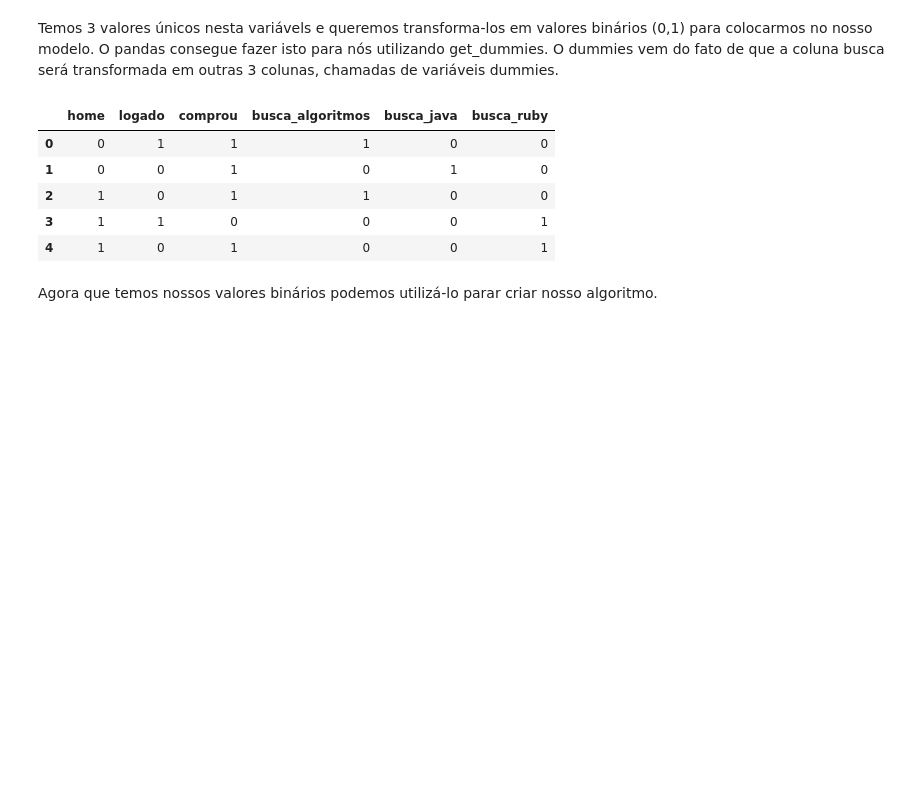
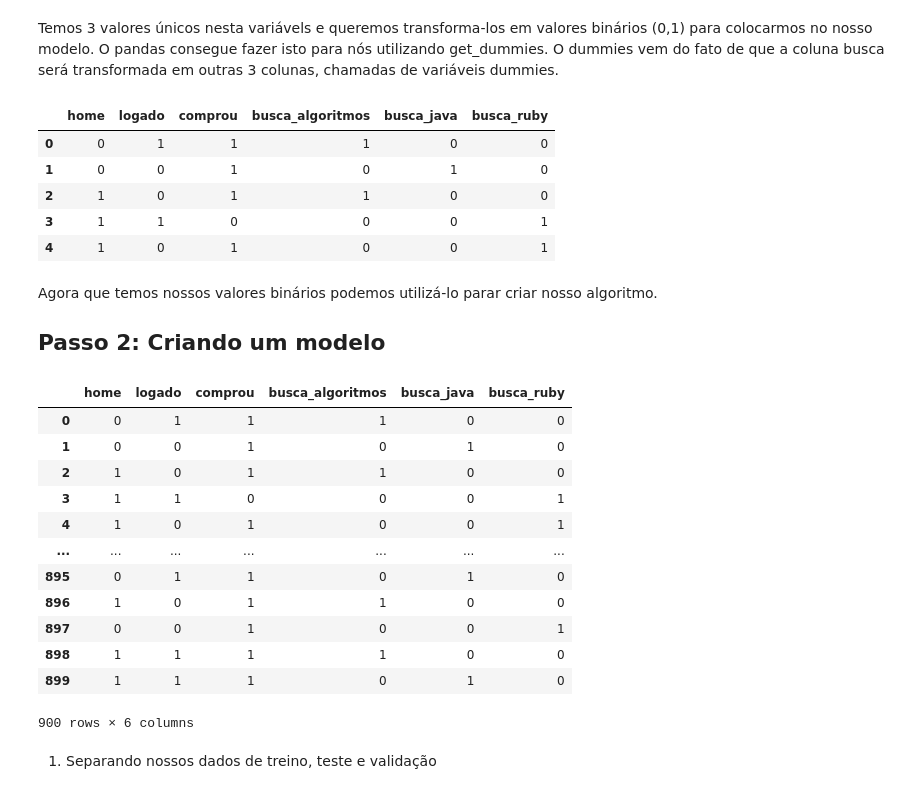
Before and after one commit to KaueAbbe/Projeto-Estude_Python, a Jupyter notebook: Estude Machine Learning/Previsao/Classificação.ipynb, the cells around one changed output. Drawn from its saved outputs; the diff is of its cells as text; code cells hidden in the pictures; blank space fills up the shorter version.

```diff
--- a/Estude Machine Learning/Previsao/Classificação.ipynb
+++ b/Estude Machine Learning/Previsao/Classificação.ipynb
@@ -116,0 +109,4 @@ busca.head()
+# %%
+url = 'https://raw.githubusercontent.com/KaueAbbe/Projeto-Estude_Python/main/Estude%20Machine%20Learning/dados/busca.csv'
+busca = pd.read_csv(url)
+busca.head()
@@ -132,3 +135,22 @@ buscaDummies.head()
 | 4 | 1 | 0 | 1 | 0 | 0 | 1 |
 # %% [markdown]
 Agora que temos nossos valores binários podemos utilizá-lo parar criar nosso algoritmo.
+## Passo 2: Criando um modelo
+# %%
+buscaDummies[0:int(0.9*len(buscaDummies))]
+# %% [output]
+|  | home | logado | comprou | busca_algoritmos | busca_java | busca_ruby |
+| 0 | 0 | 1 | 1 | 1 | 0 | 0 |
+| 1 | 0 | 0 | 1 | 0 | 1 | 0 |
+| 2 | 1 | 0 | 1 | 1 | 0 | 0 |
+| 3 | 1 | 1 | 0 | 0 | 0 | 1 |
+| 4 | 1 | 0 | 1 | 0 | 0 | 1 |
+| ... | ... | ... | ... | ... | ... | ... |
+| 895 | 0 | 1 | 1 | 0 | 1 | 0 |
+| 896 | 1 | 0 | 1 | 1 | 0 | 0 |
+| 897 | 0 | 0 | 1 | 0 | 0 | 1 |
+| 898 | 1 | 1 | 1 | 1 | 0 | 0 |
+| 899 | 1 | 1 | 1 | 0 | 1 | 0 |
+900 rows × 6 columns
+# %% [markdown]
+1. Separando nossos dados de treino, teste e validação
```
Also changed, not shown: parts of 18 cells of this notebook.
